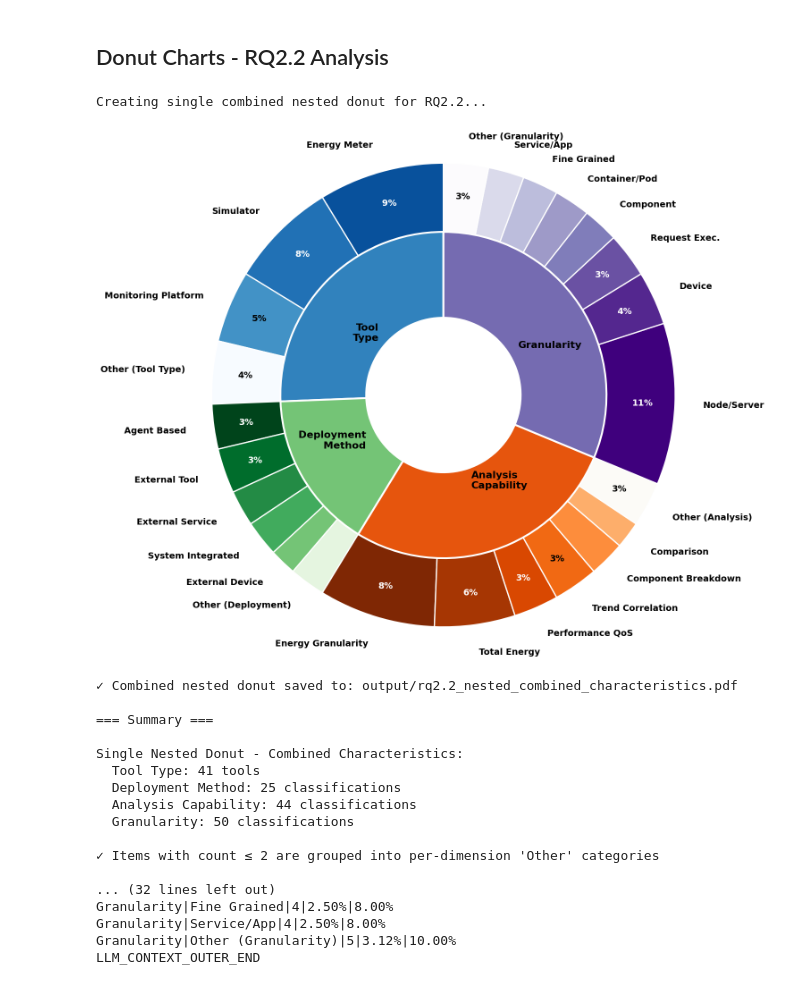
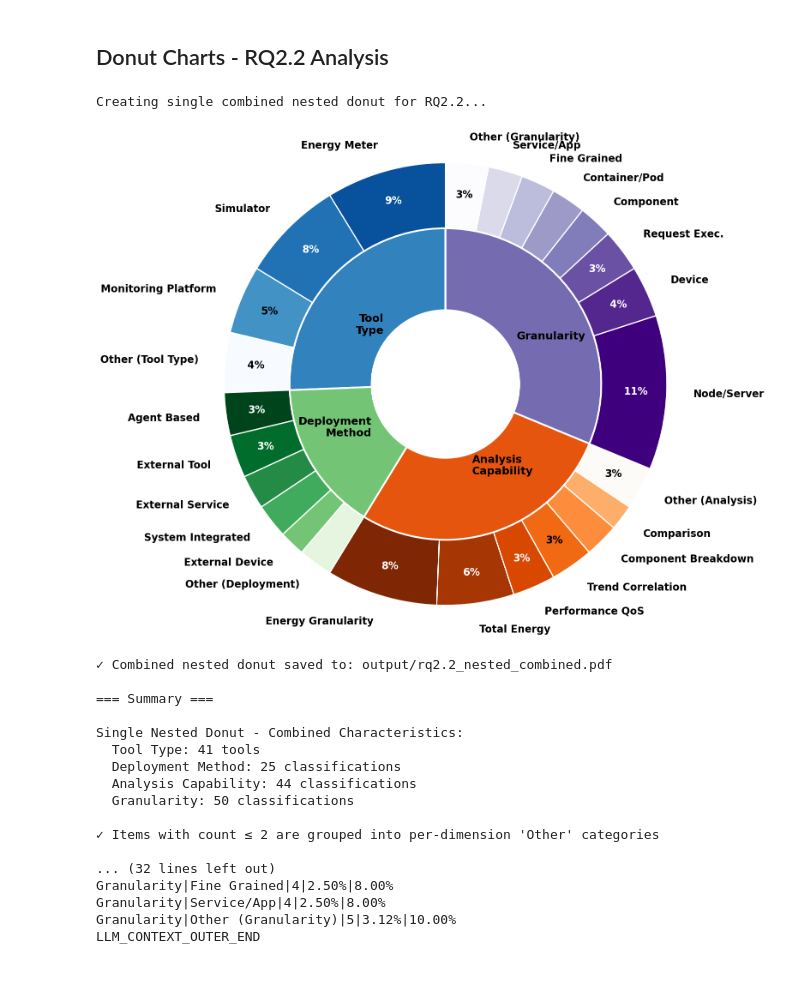
Before and after one commit to eoanodea/slr, a Jupyter notebook: 6-data-visualisation/rq2/rq2.2.generate.ipynb, the cells around one changed output. Drawn from its saved outputs; the diff is of its cells as text; code cells hidden in the pictures.

Commit message:
Consistency & Readability updates to charts

```diff
--- a/6-data-visualisation/rq2/rq2.2.generate.ipynb
+++ b/6-data-visualisation/rq2/rq2.2.generate.ipynb
@@ -121,7 +121,7 @@ wedges_outer, _, autotexts_outer = ax.pie(
     radius=1.35,
     colors=outer_colors,
     wedgeprops={'width': 0.4, 'edgecolor': 'white', 'linewidth': 2},
-    textprops={'fontsize': 14, 'fontweight': 'bold'},
+    textprops={'fontsize': 17, 'fontweight': 'bold'},
     pctdistance=0.86,
     labeldistance=1.12,
     startangle=90
@@ -140,7 +140,7 @@ ax.pie(
     radius=0.95,
     colors=inner_colors,
     wedgeprops={'width': 0.5, 'edgecolor': 'white', 'linewidth': 3},
-    textprops={'fontsize': 16, 'fontweight': 'bold'},
+    textprops={'fontsize': 18, 'fontweight': 'bold'},
     labeldistance=0.55,
     startangle=90
 )
@@ -148,7 +148,7 @@ ax.pie(
 ax.axis('equal')
 plt.tight_layout()
 
-combined_path = os.path.join(output_dir, 'rq2.2_nested_combined_characteristics.pdf')
+combined_path = os.path.join(output_dir, 'rq2.2_nested_combined.pdf')
 fig.savefig(combined_path, dpi=300, bbox_inches='tight')
 plt.show()
 plt.close(fig)
@@ -158,35 +158,35 @@ print("\n=== Summary ===\n")
 print("Single Nested Donut - Combined Characteristics:")
 print(f"  Tool Type: {inner_sizes[0]} tools")
 print(f"  Deployment Method: {inner_sizes[1]} classifications")
 print(f"  Analysis Capability: {inner_sizes[2]} classifications")
 print(f"  Granularity: {inner_sizes[3]} classifications")
 print(f"\n✓ Items with count ≤ {threshold} are grouped into per-dimension 'Other' categories")
 
 # LLM-friendly context output for each datapoint in the chart
 total_outer = sum(outer_sizes)
 total_inner = sum(inner_sizes)
 
 print("\nLLM_CONTEXT_INNER_BEGIN")
 print("dimension|count|percent_total")
 for dim_label, dim_count in zip(inner_labels, inner_sizes):
     clean_label = dim_label.replace('\n', ' ')
     pct_total = (dim_count / total_inner * 100) if total_inner else 0
     print(f"{clean_label}|{dim_count}|{pct_total:.2f}%")
 print("LLM_CONTEXT_INNER_END")
 
 print("\nLLM_CONTEXT_OUTER_BEGIN")
 print("dimension|label|count|percent_total|percent_of_dimension")
 for dimension, labels, sizes, _ in grouped_data:
     dimension_total = sum(sizes)
     for label, count in zip(labels, sizes):
         pct_total = (count / total_outer * 100) if total_outer else 0
         pct_dimension = (count / dimension_total * 100) if dimension_total else 0
         print(f"{dimension}|{label}|{count}|{pct_total:.2f}%|{pct_dimension:.2f}%")
 print("LLM_CONTEXT_OUTER_END")
 # %% [output]
 Creating single combined nested donut for RQ2.2...
-[figure, old version]
+[figure, new version]
-✓ Combined nested donut saved to: output/rq2.2_nested_combined_characteristics.pdf
+✓ Combined nested donut saved to: output/rq2.2_nested_combined.pdf
 
 === Summary ===
 
```
Also changed, not shown: 32 other files.
